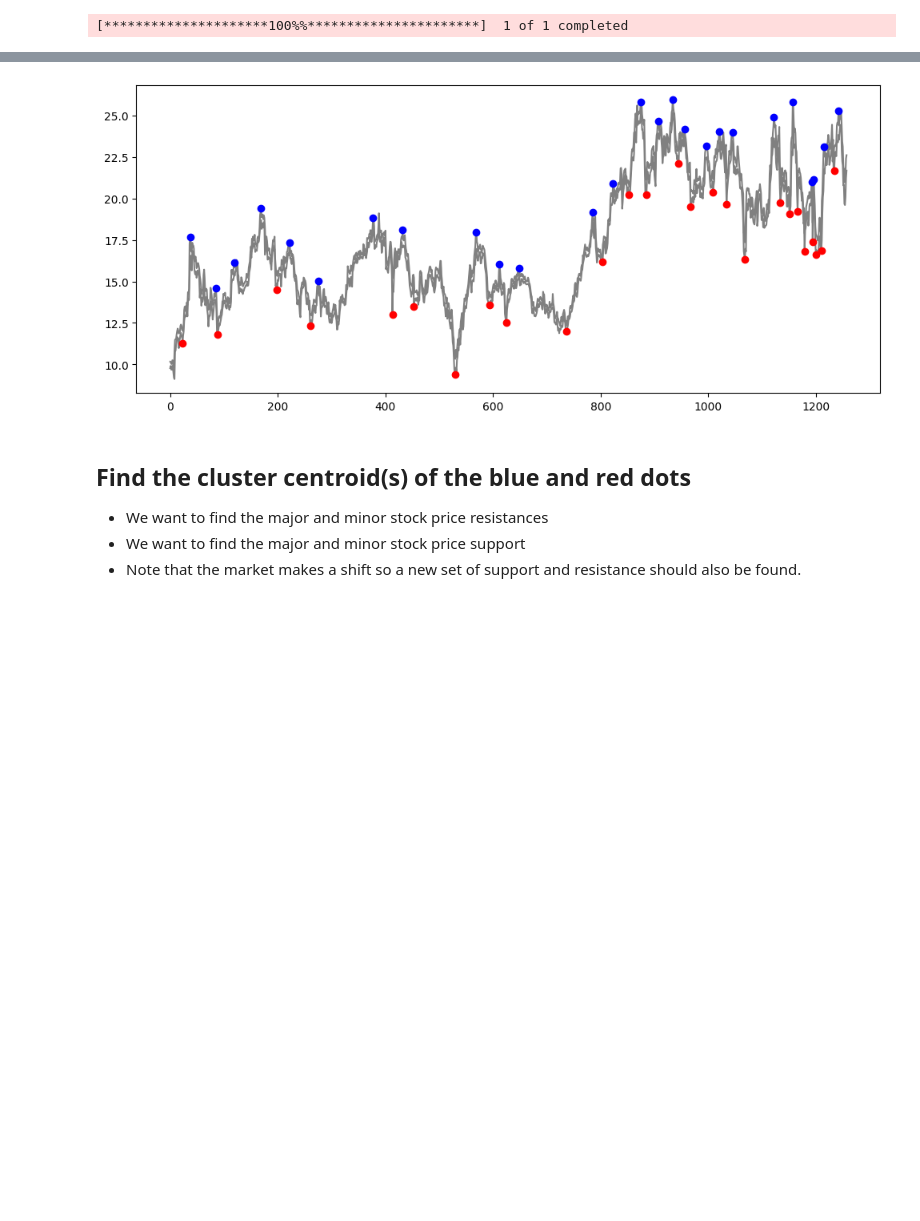
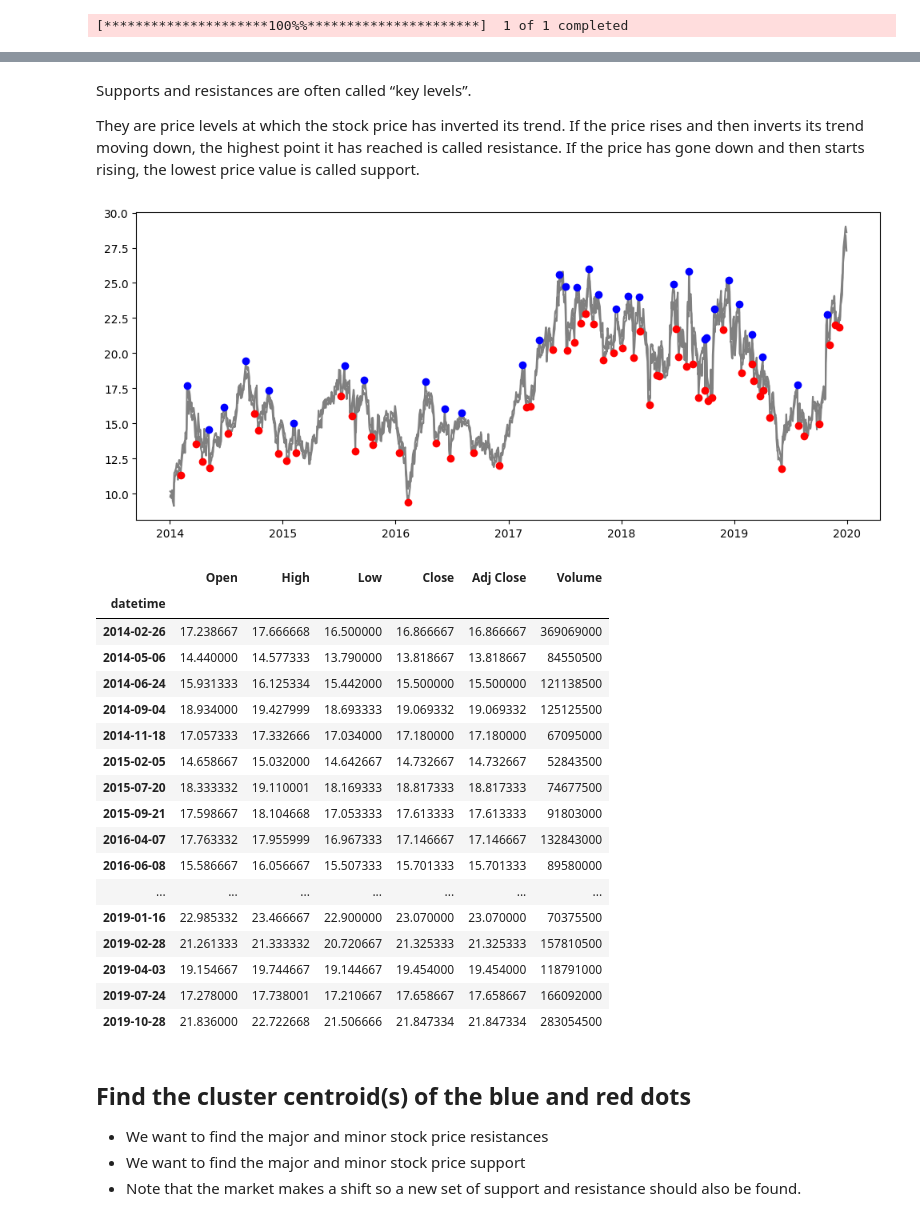
Before and after one commit to chanduvkp/CristalBall, a Jupyter notebook: Stock_Analysis_Basics.ipynb, the cells around one changed output, grey strips where cells are left out. Saved outputs shown, nothing was run; the diff lists cells and outputs as text; code cells hidden in the pictures; blank space fills up the shorter version.

```diff
--- a/Stock_Analysis_Basics.ipynb
+++ b/Stock_Analysis_Basics.ipynb
@@ -50,7 +82,7 @@ Requirement already satisfied: certifi>=2017.4.17 in /usr/local/lib/python3.10/d
 # %%
-start = "2014-01-01"
-end = '2019-1-01'
-tsla = yf.download('TSLA',start,end)
+#start = "2014-01-01"
+#end = '2019-1-01'
+tsla = yf.download('TSLA',start_date, end_date)
 # %% [output]
 [*********************100%%**********************]  1 of 1 completed
 # %%
@@ -171,0 +94,18 @@ plt.show()
+# %%
+def _get_all_indexes_above_threshold(signal, moving_average, beta):
+    all_peaks = []
+    all_valleys = []
+    for idx, val in enumerate(signal):
+        diff = val / moving_average[idx] - 1
+        if diff > beta:
+            all_peaks.append(idx)
+        elif diff < -beta:
+            all_valleys.append(idx)
+    return all_peaks, all_valleys
+
+df = tsla.copy()
+df['datetime']=np.nan
+df['datetime'] = df.index
+df['datetime'] = df['datetime'].apply(pd.to_datetime)
+df = df.set_index('datetime')
+df
@@ -212,9 +167,17 @@ def perpendicular_distance(point, start, end):
     numerator = abs((y2 - y1) * x0 - (x2 - x1) * y0 + x2 * y1 - y2 * x1)
     denominator = np.sqrt((y2 - y1) ** 2 + (x2 - x1) ** 2)
     return numerator / denominator
+# %% [markdown]
+Supports and resistances are often called “key levels”.
+
+They are price levels at which the stock price has inverted its trend. If the price rises and then inverts its trend moving down, the highest point it has reached is called resistance. If the price has gone down and then starts rising, the lowest price value is called support.
 # %%
+# Try to find some major support and resistance values
+# Not to be confused with sell or buy action points
+
 data_high = df['High']
 data_low = df['Low']
+data_close = df['Close']
 
 # Set the tolerance parameter epsilon
 epsilon = 1.85  # Maximum perpendicular distance threshold
@@ -224,22 +187,52 @@ simplified_points = douglas_peucker(points, epsilon)
 simplified_high_indices = [point[0] for point in simplified_points]
 simplified_high_indices = [x for x in a if x in simplified_high_indices]
 
-epsilon = 1.85  # Maximum perpendicular distance threshold
+epsilon = 1.25  # Maximum perpendicular distance threshold
 b = (np.diff(np.sign(np.diff(data_low))) > 0).nonzero()[0] + 1         # local min
 points = [(i, data_low[i]) for i in range(0, df.shape[0])]
 simplified_points = douglas_peucker(points, epsilon)
 simplified_low_indices = [point[0] for point in simplified_points]
 simplified_low_indices = [x for x in b if x in simplified_low_indices]
+
+
+epsilon = 1.99  # Maximum perpendicular distance threshold
+c = (np.diff(np.sign(np.diff(data_close))) != 0).nonzero()[0] + 1
+points = [(i, data_close[i]) for i in range(0, df.shape[0])]
+simplified_points = douglas_peucker(points, epsilon)
+simplified_close_indices = [point[0] for point in simplified_points]
+simplified_close_indices = [x for x in c if x in simplified_close_indices]
 # %%
 plt.figure(figsize=(12, 5))
+t = df.index
 plt.plot(t, data_low, color='grey')
 plt.plot(t, data_high, color='grey')
 plt.plot(t[simplified_high_indices], data_high[simplified_high_indices], "o", label="max", color='b')
 plt.plot(t[simplified_low_indices], data_low[simplified_low_indices], "o", label="min", color='r')
+#plt.plot(t[simplified_close_indices], data_low[simplified_close_indices], "o", label="min", color='y')
 
 plt.show()
+
+df.iloc[simplified_high_indices]
 # %% [output]
-[figure, old version]
+[figure, new version]
+|  | Open | High | Low | Close | Adj Close | Volume |
+| datetime |  |  |  |  |  |  |
+| 2014-02-26 | 17.238667 | 17.666668 | 16.500000 | 16.866667 | 16.866667 | 369069000 |
+| 2014-05-06 | 14.440000 | 14.577333 | 13.790000 | 13.818667 | 13.818667 | 84550500 |
+| 2014-06-24 | 15.931333 | 16.125334 | 15.442000 | 15.500000 | 15.500000 | 121138500 |
+| 2014-09-04 | 18.934000 | 19.427999 | 18.693333 | 19.069332 | 19.069332 | 125125500 |
+| 2014-11-18 | 17.057333 | 17.332666 | 17.034000 | 17.180000 | 17.180000 | 67095000 |
+| 2015-02-05 | 14.658667 | 15.032000 | 14.642667 | 14.732667 | 14.732667 | 52843500 |
+| 2015-07-20 | 18.333332 | 19.110001 | 18.169333 | 18.817333 | 18.817333 | 74677500 |
+| 2015-09-21 | 17.598667 | 18.104668 | 17.053333 | 17.613333 | 17.613333 | 91803000 |
+| 2016-04-07 | 17.763332 | 17.955999 | 16.967333 | 17.146667 | 17.146667 | 132843000 |
+| 2016-06-08 | 15.586667 | 16.056667 | 15.507333 | 15.701333 | 15.701333 | 89580000 |
+| ... | ... | ... | ... | ... | ... | ... |
+| 2019-01-16 | 22.985332 | 23.466667 | 22.900000 | 23.070000 | 23.070000 | 70375500 |
+| 2019-02-28 | 21.261333 | 21.333332 | 20.720667 | 21.325333 | 21.325333 | 157810500 |
+| 2019-04-03 | 19.154667 | 19.744667 | 19.144667 | 19.454000 | 19.454000 | 118791000 |
+| 2019-07-24 | 17.278000 | 17.738001 | 17.210667 | 17.658667 | 17.658667 | 166092000 |
+| 2019-10-28 | 21.836000 | 22.722668 | 21.506666 | 21.847334 | 21.847334 | 283054500 |
 # %% [markdown]
 ## Find the cluster centroid(s) of the blue and red dots
 - We want to find the major and minor stock price resistances
```
Also changed, not shown: parts of 30 cells of this notebook.
